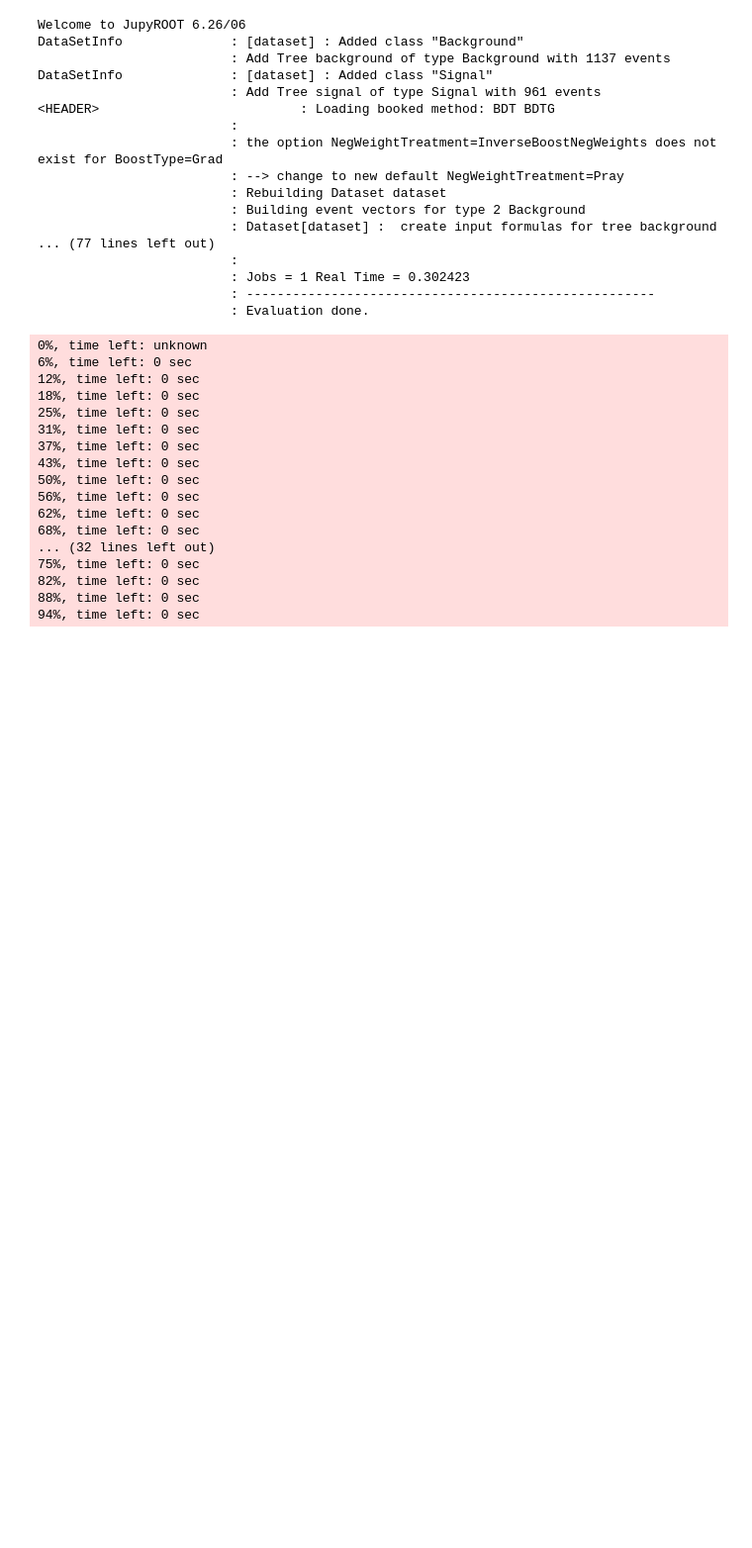
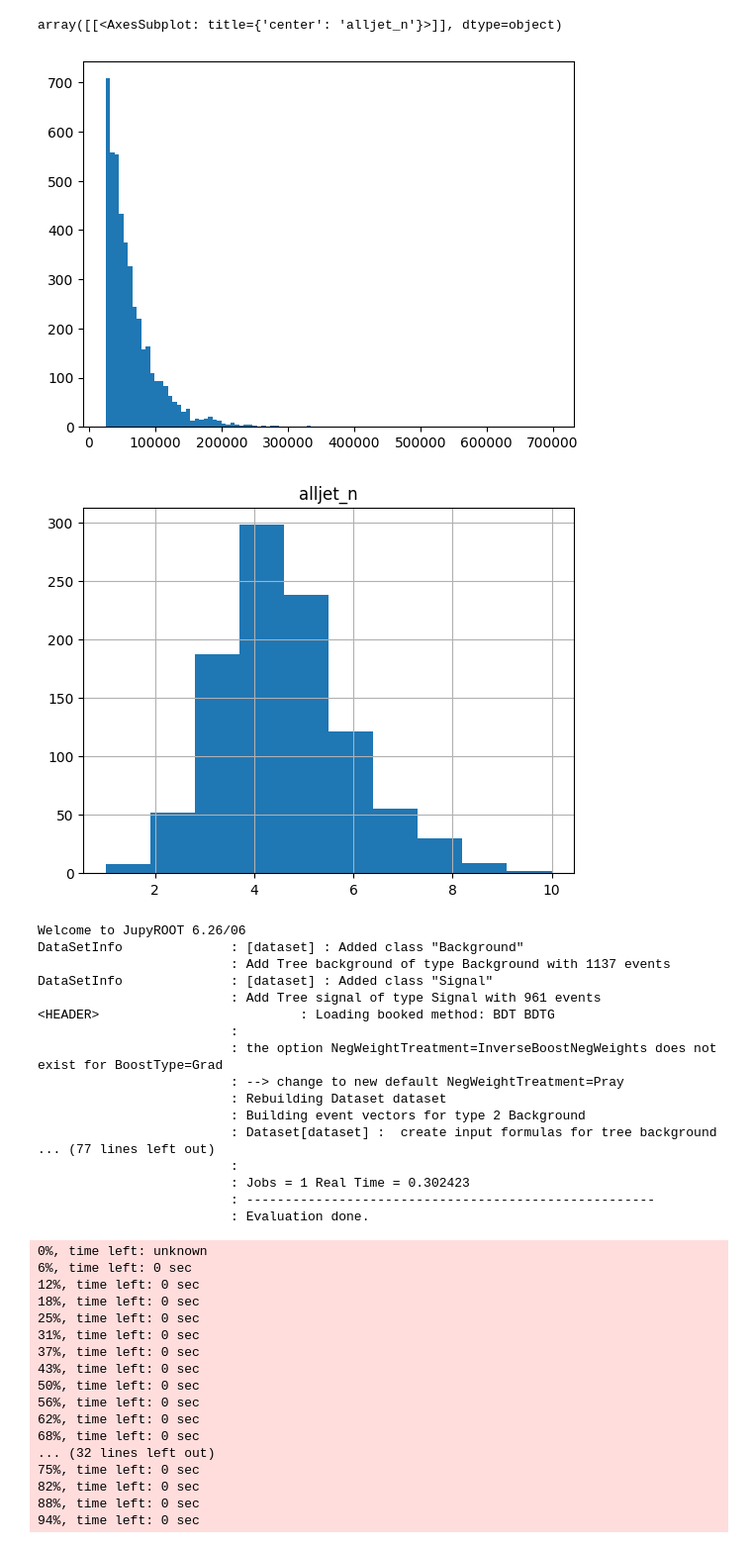
Before and after one commit to shefmarkh/ROOTSheffieldTeachingMaterial2020, a Jupyter notebook: Lecture4/Lecture4.ipynb, the cells around one changed output. Shown: that part at 99% size. Drawn from its saved outputs; the diff is of its cells as text; code cells hidden in the pictures; blank space fills up the shorter version.

Commit message:
Update to latest histogram commands.

```diff
--- a/Lecture4/Lecture4.ipynb
+++ b/Lecture4/Lecture4.ipynb
@@ -51,8 +122,18 @@ df_Zmumu.hist()
 # %%
 miniTreeTTbar = uproot.open("http://opendata.atlas.cern/release/samples/MC/mc_117049.ttbar_had.root")["mini"]
 df_ttbar = miniTreeTTbar.arrays(["alljet_n","jet_pt"],library='pd',entry_stop=1000)
-df_ttbar.hist("jet_pt",bins=100,range=[0,200000])
+#jet_pt is an "awkward array" (i.e of variable size)
+#so we have to use this procedure to flatten it to a 1-D array that
+#the hist function would use.
+jet_pt = df_ttbar['jet_pt']
+import awkward, matplotlib.pylab as plt
+jet_ptHist = plt.hist(awkward.flatten(jet_pt),bins=100)
+#Other variable types can be histogrammed directly using the pandas array
 df_ttbar.hist("alljet_n",bins=10)
+# %% [output]
+array([[<AxesSubplot: title={'center': 'alljet_n'}>]], dtype=object)
+[figure, added]
+[figure, added]
 # %%
 #Task 2
 #Try making some histograms of other quantities in the open data.
```
Also changed, not shown: parts of 8 cells of this notebook.
